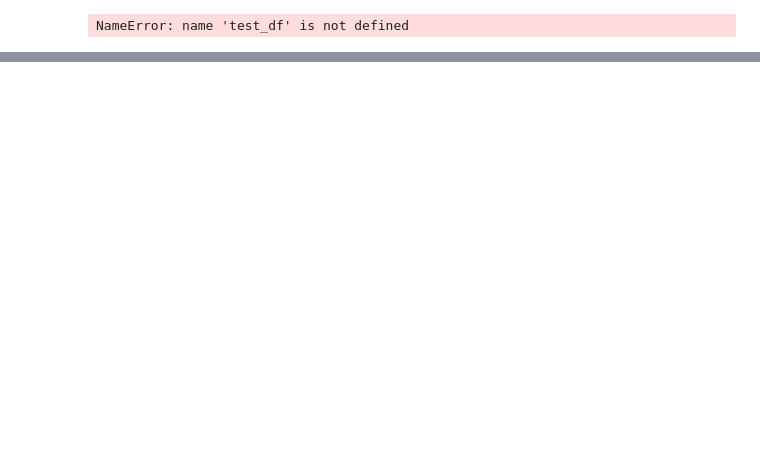
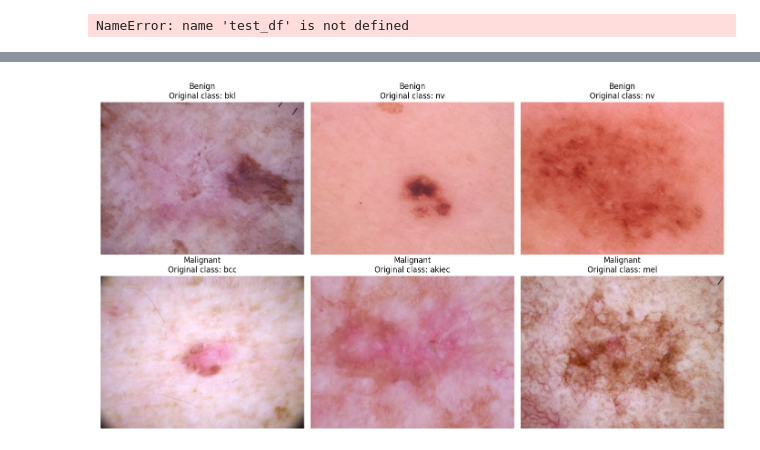
Before and after one commit to v1hxnga/MelanoDetect, a Jupyter notebook: notebooks/06_efficientnet_b1_binary.ipynb, the cells around one changed output, grey strips where cells are left out. Cells and saved outputs as stored; diff of their text form; code cells hidden in the pictures; blank space fills up the shorter version.

```diff
--- a/notebooks/06_efficientnet_b1_binary.ipynb
+++ b/notebooks/06_efficientnet_b1_binary.ipynb
@@ -1463,0 +1533,71 @@ for name in list(globals().keys()):
+# %%
+import os
+import pandas as pd
+import matplotlib.pyplot as plt
+from PIL import Image
+
+# CHANGE THIS PATH IF NEEDED
+base_dir = "/Users/vihangainduwara/Desktop/MelanoDetect/data/ham10000"
+
+metadata_path = os.path.join(base_dir, "HAM10000_metadata.csv")
+image_dir_1 = os.path.join(base_dir, "HAM10000_images_part_1")
+image_dir_2 = os.path.join(base_dir, "HAM10000_images_part_2")
+
+# Load metadata
+df = pd.read_csv(metadata_path)
+
+# Function to find image path
+def get_image_path(image_id):
+    file_name = image_id + ".jpg"
+    path1 = os.path.join(image_dir_1, file_name)
+    path2 = os.path.join(image_dir_2, file_name)
+
+    if os.path.exists(path1):
+        return path1
+    elif os.path.exists(path2):
+        return path2
+    else:
+        return None
+
+# Add image paths
+df["image_path"] = df["image_id"].apply(get_image_path)
+df = df.dropna(subset=["image_path"]).copy()
+
+# Binary label mapping
+binary_map = {
+    "mel": "malignant",
+    "bcc": "malignant",
+    "akiec": "malignant",
+    "nv": "benign",
+    "bkl": "benign",
+    "df": "benign",
+    "vasc": "benign"
+}
+
+df["binary_label"] = df["dx"].map(binary_map)
+
+# Select 3 benign and 3 malignant samples
+benign_samples = df[df["binary_label"] == "benign"].sample(3, random_state=42)
+malignant_samples = df[df["binary_label"] == "malignant"].sample(3, random_state=42)
+
+sample_images = list(benign_samples.itertuples()) + list(malignant_samples.itertuples())
+
+# Plot images
+plt.figure(figsize=(14, 8))
+
+for i, row in enumerate(sample_images, 1):
+    img = Image.open(row.image_path)
+
+    plt.subplot(2, 3, i)
+    plt.imshow(img)
+
+    label = row.binary_label.capitalize()
+    original_class = row.dx
+
+    plt.title(f"{label}\nOriginal class: {original_class}", fontsize=12)
+    plt.axis("off")
+
+plt.tight_layout()
+plt.show()
+# %% [output]
+[figure, added]
```
Also changed, not shown: parts of 3 cells of this notebook, 3 other files.
